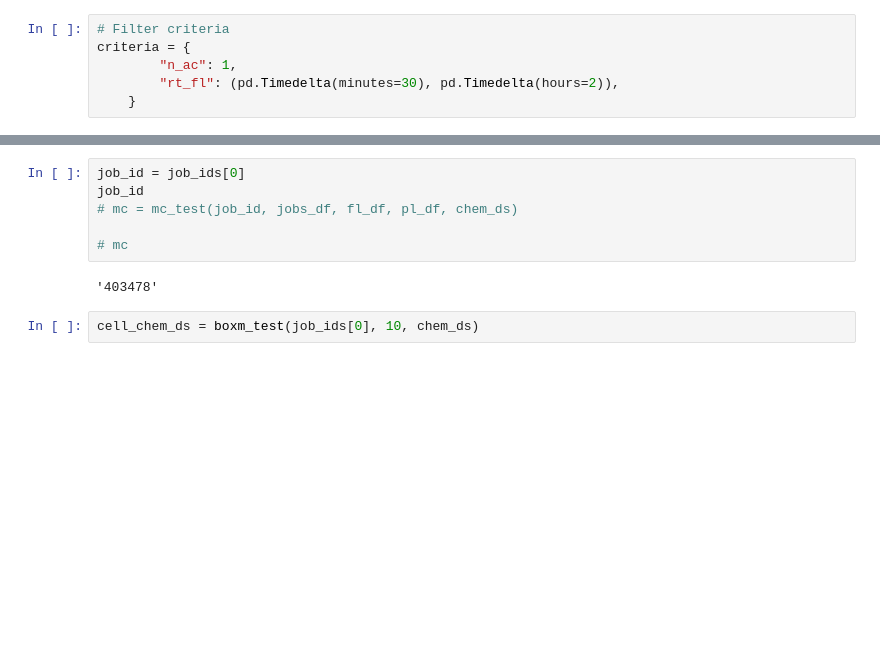
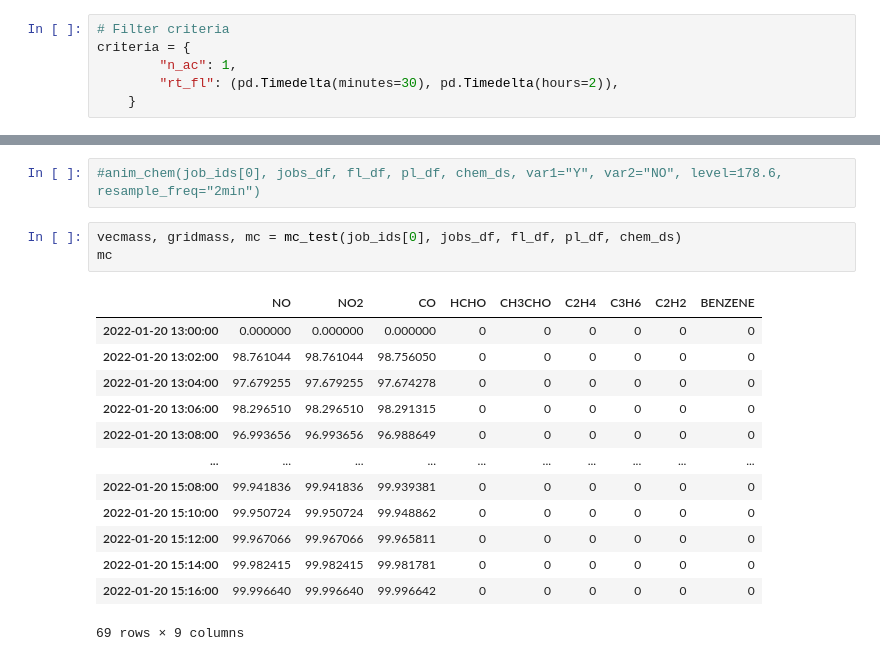
Before and after one commit to ktait98/pycontrails_kt, a Jupyter notebook: pycontrails/models/gpat/pp_gpat.ipynb, the cells around one changed output, grey strips where cells are left out. Saved outputs shown, nothing was run; the diff lists cells and outputs as text; blank space fills up the shorter version.

```diff
--- a/pycontrails/models/gpat/pp_gpat.ipynb
+++ b/pycontrails/models/gpat/pp_gpat.ipynb
@@ -120,10 +111,19 @@ Time: 2022-01-21 00:00:00, EMI: 0.0
+# %%
+#anim_chem(job_ids[0], jobs_df, fl_df, pl_df, chem_ds, var1="Y", var2="NO", level=178.6, resample_freq="2min")
 # %%
-job_id = job_ids[0]
-job_id
-# mc = mc_test(job_id, jobs_df, fl_df, pl_df, chem_ds)
-
-# mc
+vecmass, gridmass, mc = mc_test(job_ids[0], jobs_df, fl_df, pl_df, chem_ds)
+mc
 # %% [output]
+|  | NO | NO2 | CO | HCHO | CH3CHO | C2H4 | C3H6 | C2H2 | BENZENE |
+| 2022-01-20 13:00:00 | 0.000000 | 0.000000 | 0.000000 | 0 | 0 | 0 | 0 | 0 | 0 |
+| 2022-01-20 13:02:00 | 98.761044 | 98.761044 | 98.756050 | 0 | 0 | 0 | 0 | 0 | 0 |
+| 2022-01-20 13:04:00 | 97.679255 | 97.679255 | 97.674278 | 0 | 0 | 0 | 0 | 0 | 0 |
+| 2022-01-20 13:06:00 | 98.296510 | 98.296510 | 98.291315 | 0 | 0 | 0 | 0 | 0 | 0 |
+| 2022-01-20 13:08:00 | 96.993656 | 96.993656 | 96.988649 | 0 | 0 | 0 | 0 | 0 | 0 |
+| ... | ... | ... | ... | ... | ... | ... | ... | ... | ... |
+| 2022-01-20 15:08:00 | 99.941836 | 99.941836 | 99.939381 | 0 | 0 | 0 | 0 | 0 | 0 |
+| 2022-01-20 15:10:00 | 99.950724 | 99.950724 | 99.948862 | 0 | 0 | 0 | 0 | 0 | 0 |
+| 2022-01-20 15:12:00 | 99.967066 | 99.967066 | 99.965811 | 0 | 0 | 0 | 0 | 0 | 0 |
+| 2022-01-20 15:14:00 | 99.982415 | 99.982415 | 99.981781 | 0 | 0 | 0 | 0 | 0 | 0 |
+| 2022-01-20 15:16:00 | 99.996640 | 99.996640 | 99.996642 | 0 | 0 | 0 | 0 | 0 | 0 |
-'403478'
+69 rows × 9 columns
-# %%
-cell_chem_ds = boxm_test(job_ids[0], 10, chem_ds)
```
Also changed, not shown: parts of 8 cells of this notebook, 5 other files.
